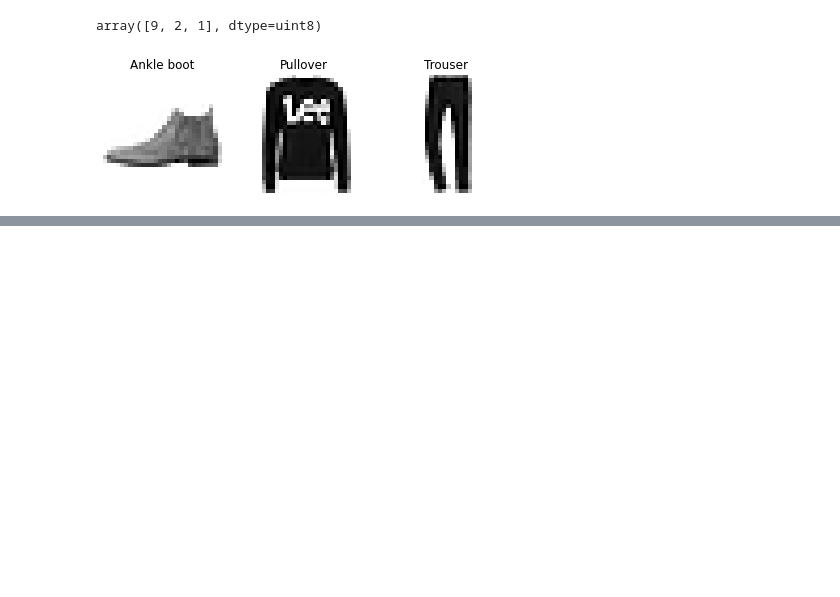
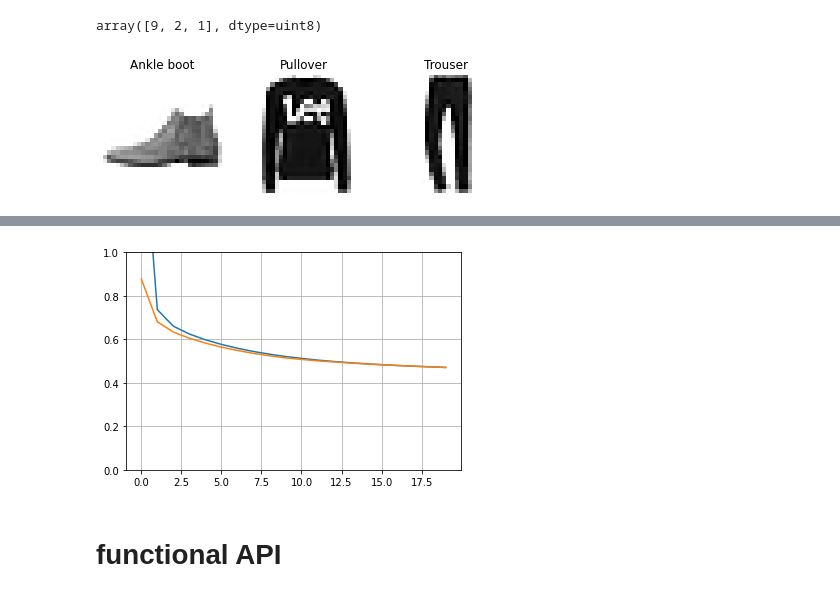
Before and after one commit to avinash-03/Machine-Learning, a Jupyter notebook: 10_neuralNetwork.ipynb, the cells around one changed output, grey strips where cells are left out. Cells and saved outputs as stored; diff of their text form; code cells hidden in the pictures; blank space fills up the shorter version.

```diff
--- a/10_neuralNetwork.ipynb
+++ b/10_neuralNetwork.ipynb
@@ -304,9 +326,10 @@ model = keras.models.Sequential([
     keras.layers.Dense(30,activation='relu',input_shape=x_train.shape[1:]),
     keras.layers.Dense(1)])
 # %%
-model.compile(loss='mean_squared_error',optimizer='sgd')
+model.compile(loss='mean_squared_error',
+        optimizer=keras.optimizers.SGD(learning_rate=1e-3))
 # %%
-history = model.fit(x_train,y_train, epochs=20,
-    validation_data = (x_valid, y_valid))
+history = model.fit(x_train_scaled,y_train, epochs=20,  # scaled reuir
+    validation_data = (x_valid_scaled, y_valid))
 # %% [output]
 Epoch 1/20
@@ -329,2 +382,11 @@ Epoch 20/20
+# %%
+plt.plot(pd.DataFrame(history.history))
+plt.grid(True)
+plt.gca().set_ylim(0,1)
+plt.show()
+# %% [output]
+[figure, added]
+# %% [markdown]
+# functional API
 # %%
 # complicated neural network
```
Also changed, not shown: parts of 54 cells of this notebook, 7 other files.
